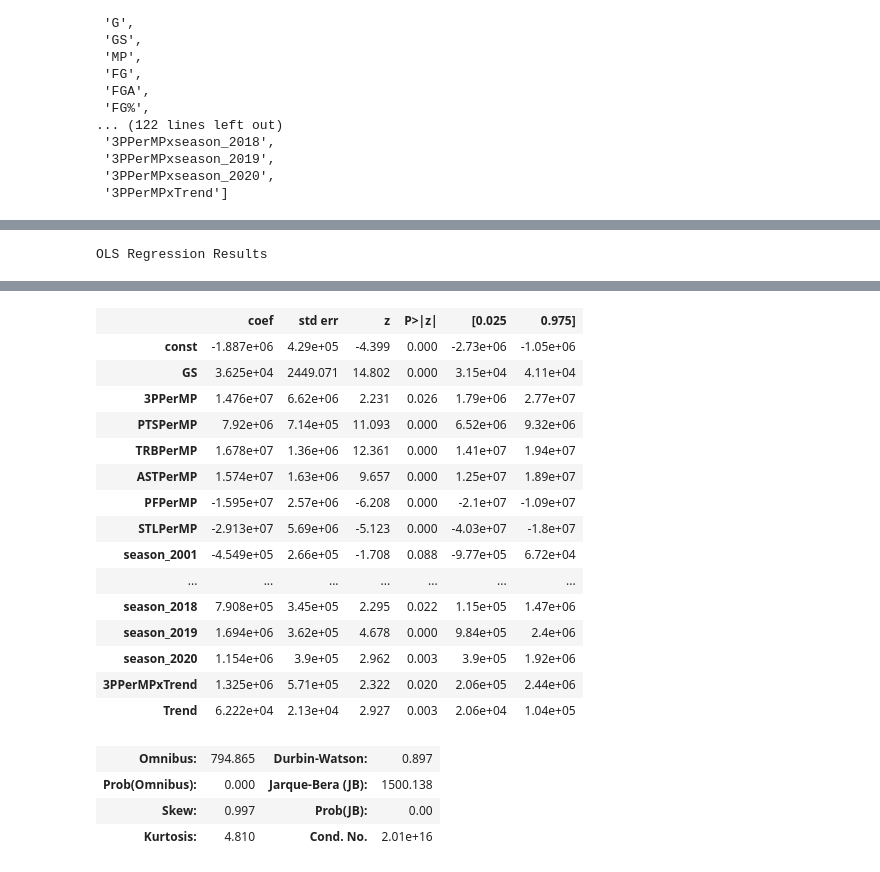
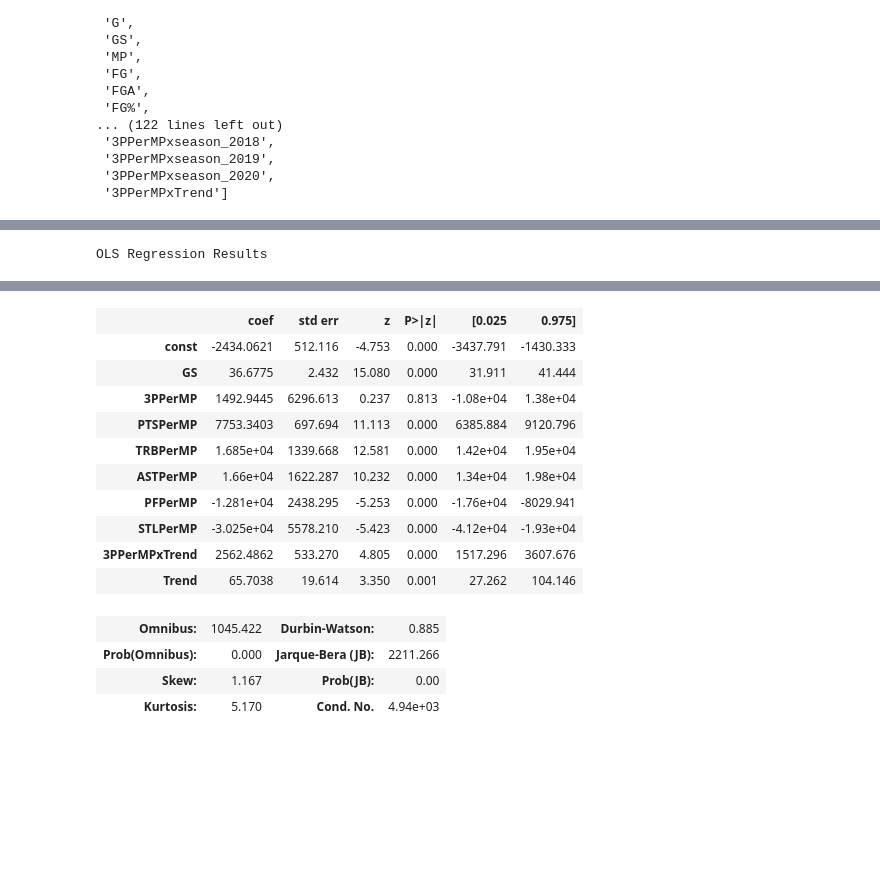
Before and after one commit to weiyueli7/NBA-3Pointers, a Jupyter notebook: new_data.ipynb, the cells around one changed output, grey strips where cells are left out. Drawn from its saved outputs; the diff is of its cells as text; code cells hidden in the pictures; blank space fills up the shorter version.

```diff
--- a/new_data.ipynb
+++ b/new_data.ipynb
@@ -48,9 +48,9 @@ def process_year(year):
 
     game_played_thredhold = data.groupby('Tm').max()['G'].to_dict()
 
-    # drop players who played less than 1/3 of the player who played the most games for that team
+    # drop players who played less than 1/4 of the player who played the most games for that team
     for team in game_played_thredhold:
-        data = data[~((data['Tm'] == team) & (data['G'] < game_played_thredhold[team]/3))]
+        data = data[~((data['Tm'] == team) & (data['G'] < game_played_thredhold[team]/4))]
 
 
     return data
@@ -84,6 +84,7 @@ Index(['Season', 'Rk', 'Player', 'Pos', 'Age', 'Tm', 'G', 'GS', 'MP', 'FG',
       dtype='object')
 # %%
 salaries = pd.read_csv(os.path.join('data', 'nba-salaries.csv'))
+salaries['salary'] = salaries['salary']/1_000
 salaries
 # %% [output]
 |  | rank | name | position | team | salary | season |
@@ -571,26 +586,26 @@ independent_vars = [
     'GS', '3PPerMP', 'PTSPerMP', 'TRBPerMP', 'ASTPerMP', 'PFPerMP', 'STLPerMP',
 
 
- 'season_2001',
- 'season_2002',
- 'season_2003',
- 'season_2004',
- 'season_2005',
- 'season_2006',
- 'season_2007',
- 'season_2008',
- 'season_2009',
- 'season_2010',
- 'season_2011',
- 'season_2012',
- 'season_2013',
- 'season_2014',
- 'season_2015',
- 'season_2016',
- 'season_2017',
- 'season_2018',
- 'season_2019',
- 'season_2020',
+#  'season_2001',
+#  'season_2002',
+#  'season_2003',
+#  'season_2004',
+#  'season_2005',
+#  'season_2006',
+#  'season_2007',
+#  'season_2008',
+#  'season_2009',
+#  'season_2010',
+#  'season_2011',
+#  'season_2012',
+#  'season_2013',
+#  'season_2014',
+#  'season_2015',
+#  'season_2016',
+#  'season_2017',
+#  'season_2018',
+#  'season_2019',
+#  'season_2020',
  '3PPerMPxTrend',
      'Trend',
        ]
@@ -625,23 +640,18 @@ OLS Regression Results
 | Covariance Type: | HC1 |  |  |
 |  | coef | std err | z | P>|z| | [0.025 | 0.975] |
-| const | -1.887e+06 | 4.29e+05 | -4.399 | 0.000 | -2.73e+06 | -1.05e+06 |
-| GS | 3.625e+04 | 2449.071 | 14.802 | 0.000 | 3.15e+04 | 4.11e+04 |
-| 3PPerMP | 1.476e+07 | 6.62e+06 | 2.231 | 0.026 | 1.79e+06 | 2.77e+07 |
-| PTSPerMP | 7.92e+06 | 7.14e+05 | 11.093 | 0.000 | 6.52e+06 | 9.32e+06 |
-| TRBPerMP | 1.678e+07 | 1.36e+06 | 12.361 | 0.000 | 1.41e+07 | 1.94e+07 |
-| ASTPerMP | 1.574e+07 | 1.63e+06 | 9.657 | 0.000 | 1.25e+07 | 1.89e+07 |
-| PFPerMP | -1.595e+07 | 2.57e+06 | -6.208 | 0.000 | -2.1e+07 | -1.09e+07 |
-| STLPerMP | -2.913e+07 | 5.69e+06 | -5.123 | 0.000 | -4.03e+07 | -1.8e+07 |
-| season_2001 | -4.549e+05 | 2.66e+05 | -1.708 | 0.088 | -9.77e+05 | 6.72e+04 |
-| ... | ... | ... | ... | ... | ... | ... |
-| season_2018 | 7.908e+05 | 3.45e+05 | 2.295 | 0.022 | 1.15e+05 | 1.47e+06 |
-| season_2019 | 1.694e+06 | 3.62e+05 | 4.678 | 0.000 | 9.84e+05 | 2.4e+06 |
-| season_2020 | 1.154e+06 | 3.9e+05 | 2.962 | 0.003 | 3.9e+05 | 1.92e+06 |
-| 3PPerMPxTrend | 1.325e+06 | 5.71e+05 | 2.322 | 0.020 | 2.06e+05 | 2.44e+06 |
-| Trend | 6.222e+04 | 2.13e+04 | 2.927 | 0.003 | 2.06e+04 | 1.04e+05 |
+| const | -2434.0621 | 512.116 | -4.753 | 0.000 | -3437.791 | -1430.333 |
+| GS | 36.6775 | 2.432 | 15.080 | 0.000 | 31.911 | 41.444 |
+| 3PPerMP | 1492.9445 | 6296.613 | 0.237 | 0.813 | -1.08e+04 | 1.38e+04 |
+| PTSPerMP | 7753.3403 | 697.694 | 11.113 | 0.000 | 6385.884 | 9120.796 |
+| TRBPerMP | 1.685e+04 | 1339.668 | 12.581 | 0.000 | 1.42e+04 | 1.95e+04 |
+| ASTPerMP | 1.66e+04 | 1622.287 | 10.232 | 0.000 | 1.34e+04 | 1.98e+04 |
+| PFPerMP | -1.281e+04 | 2438.295 | -5.253 | 0.000 | -1.76e+04 | -8029.941 |
+| STLPerMP | -3.025e+04 | 5578.210 | -5.423 | 0.000 | -4.12e+04 | -1.93e+04 |
+| 3PPerMPxTrend | 2562.4862 | 533.270 | 4.805 | 0.000 | 1517.296 | 3607.676 |
+| Trend | 65.7038 | 19.614 | 3.350 | 0.001 | 27.262 | 104.146 |
-| Omnibus: | 794.865 | Durbin-Watson: | 0.897 |
-| Prob(Omnibus): | 0.000 | Jarque-Bera (JB): | 1500.138 |
-| Skew: | 0.997 | Prob(JB): | 0.00 |
-| Kurtosis: | 4.810 | Cond. No. | 2.01e+16 |
+| Omnibus: | 1045.422 | Durbin-Watson: | 0.885 |
+| Prob(Omnibus): | 0.000 | Jarque-Bera (JB): | 2211.266 |
+| Skew: | 1.167 | Prob(JB): | 0.00 |
+| Kurtosis: | 5.170 | Cond. No. | 4.94e+03 |
 Notes:
 [1] Standard Errors are heteroscedasticity robust (HC1)
```
Also changed, not shown: parts of 23 cells of this notebook.
